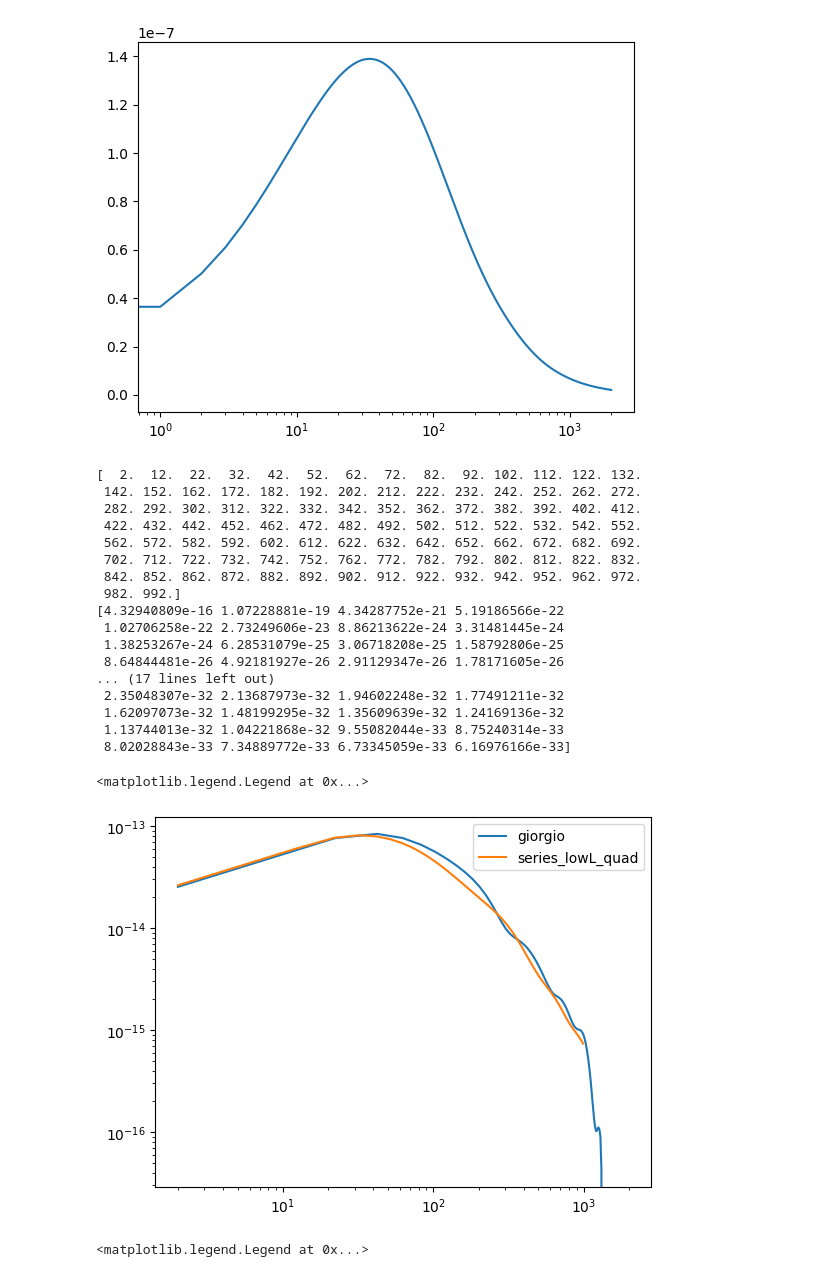
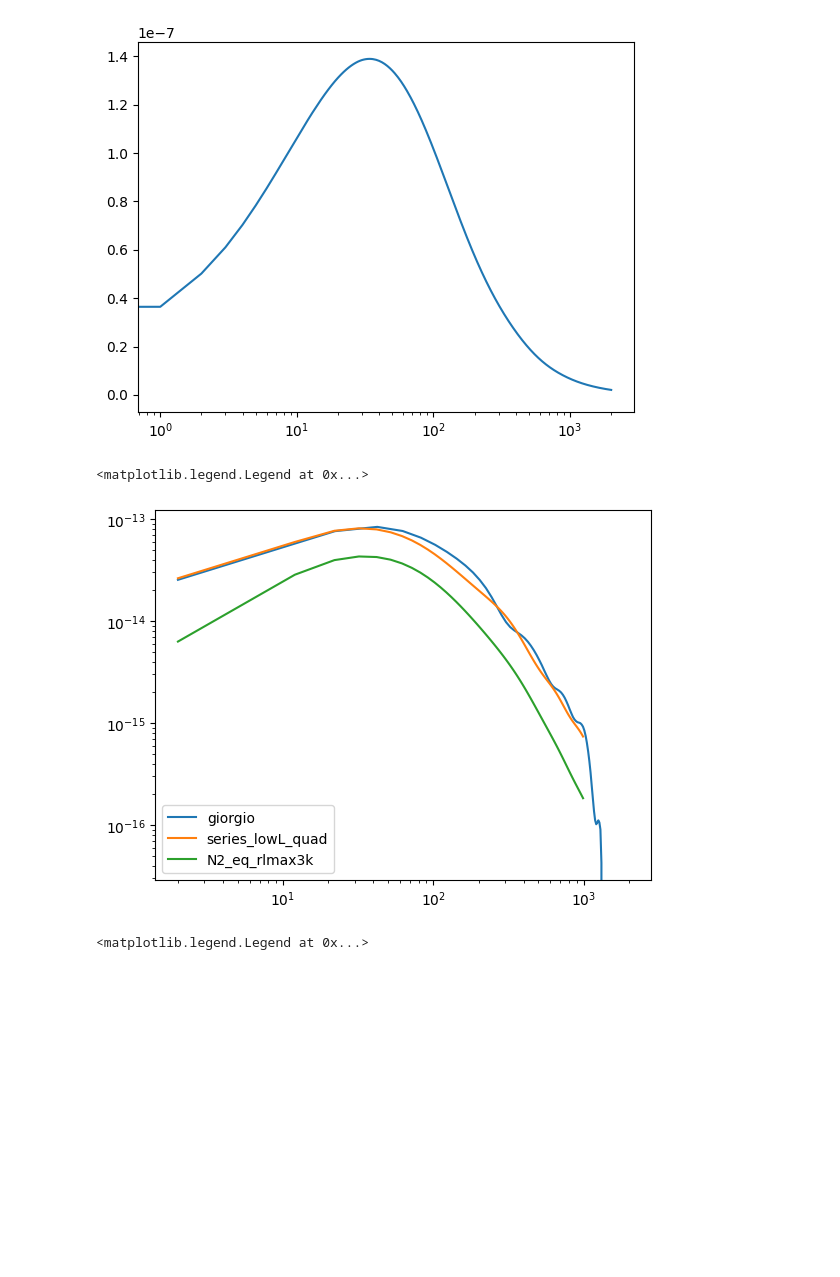
Before and after one commit to aleksandrbowkis/bispec_opt_est, a Jupyter notebook: N2_numerical/N2_tests.ipynb, the cells around one changed output. Cells and saved outputs as stored; diff of their text form; code cells hidden in the pictures; blank space fills up the shorter version.

Commit message:
UPdate rlmax reconstruction multipole for equilateral low L N2 estimate to 3k

```diff
--- a/N2_numerical/N2_tests.ipynb
+++ b/N2_numerical/N2_tests.ipynb
@@ -53,39 +53,23 @@ plt.show()
 [figure]
 # %%
 LensingL, testquad = np.loadtxt('No_l_factors_mathematica_TEST_quad_equi.txt')
-print(LensingL)
-print(testquad)
+L_eq_rlmax3k, N2_eq_rlmax3k = np.loadtxt('Low_L_equi_rlmax3000.txt')
+L_r3k_fac = (L_eq_rlmax3k*(L_eq_rlmax3k+1.))**3 / 8
 #LensingL, testdirect = np.loadtxt('TEST_direct_equi.txt')
 _, minusincorrect_testquad = np.loadtxt('minusincorrect_TEST_quad_equi.txt')
 _, minusincorrect_testdirect = np.loadtxt('minusincorrect_TEST_direct_equi.txt')
 # import giorgio results
 L_analytic, N2_6pt = np.loadtxt("/home/amb257/kappa_bispec/optimal_est/Plots/data/data_for_paper/numerical_N2/Giorgio_equi_N2_analytic.txt")
 plt.loglog(L_analytic, N2_6pt, label='giorgio')
 plt.loglog(LensingL, ((LensingL+1) / LensingL)**2 *1/8*(LensingL*(LensingL+1))**3 * testquad, label='series_lowL_quad')
+plt.loglog(L_eq_rlmax3k, L_r3k_fac*N2_eq_rlmax3k, label='N2_eq_rlmax3k')
 #plt.loglog(LensingL, -1*testdirect, ls = '--', label='series_lowL_directsum')
 #plt.loglog(LensingL, minusincorrect_testquad, label='minusincorrect_series_lowL_quad')
 #plt.xlim(1,200)
 plt.legend()
 # %% [output]
-[  2.  12.  22.  32.  42.  52.  62.  72.  82.  92. 102. 112. 122. 132.
- 142. 152. 162. 172. 182. 192. 202. 212. 222. 232. 242. 252. 262. 272.
- 282. 292. 302. 312. 322. 332. 342. 352. 362. 372. 382. 392. 402. 412.
- 422. 432. 442. 452. 462. 472. 482. 492. 502. 512. 522. 532. 542. 552.
- 562. 572. 582. 592. 602. 612. 622. 632. 642. 652. 662. 672. 682. 692.
- 702. 712. 722. 732. 742. 752. 762. 772. 782. 792. 802. 812. 822. 832.
- 842. 852. 862. 872. 882. 892. 902. 912. 922. 932. 942. 952. 962. 972.
- 982. 992.]
-[4.32940809e-16 1.07228881e-19 4.34287752e-21 5.19186566e-22
- 1.02706258e-22 2.73249606e-23 8.86213622e-24 3.31481445e-24
- 1.38253267e-24 6.28531079e-25 3.06718208e-25 1.58792806e-25
- 8.64844481e-26 4.92181927e-26 2.91129347e-26 1.78171605e-26
-... (17 lines left out)
- 2.35048307e-32 2.13687973e-32 1.94602248e-32 1.77491211e-32
- 1.62097073e-32 1.48199295e-32 1.35609639e-32 1.24169136e-32
- 1.13744013e-32 1.04221868e-32 9.55082044e-33 8.75240314e-33
- 8.02028843e-33 7.34889772e-33 6.73345059e-33 6.16976166e-33]
+<matplotlib.legend.Legend at 0x...>
-<matplotlib.legend.Legend at 0x...>
-[figure, old version]
+[figure, new version]
 # %%
 input_dir = "vegas_results"
 L = np.load(os.path.join(input_dir, "L.npy"))
```
Also changed, not shown: parts of 1 cell of this notebook, 15 other files.
